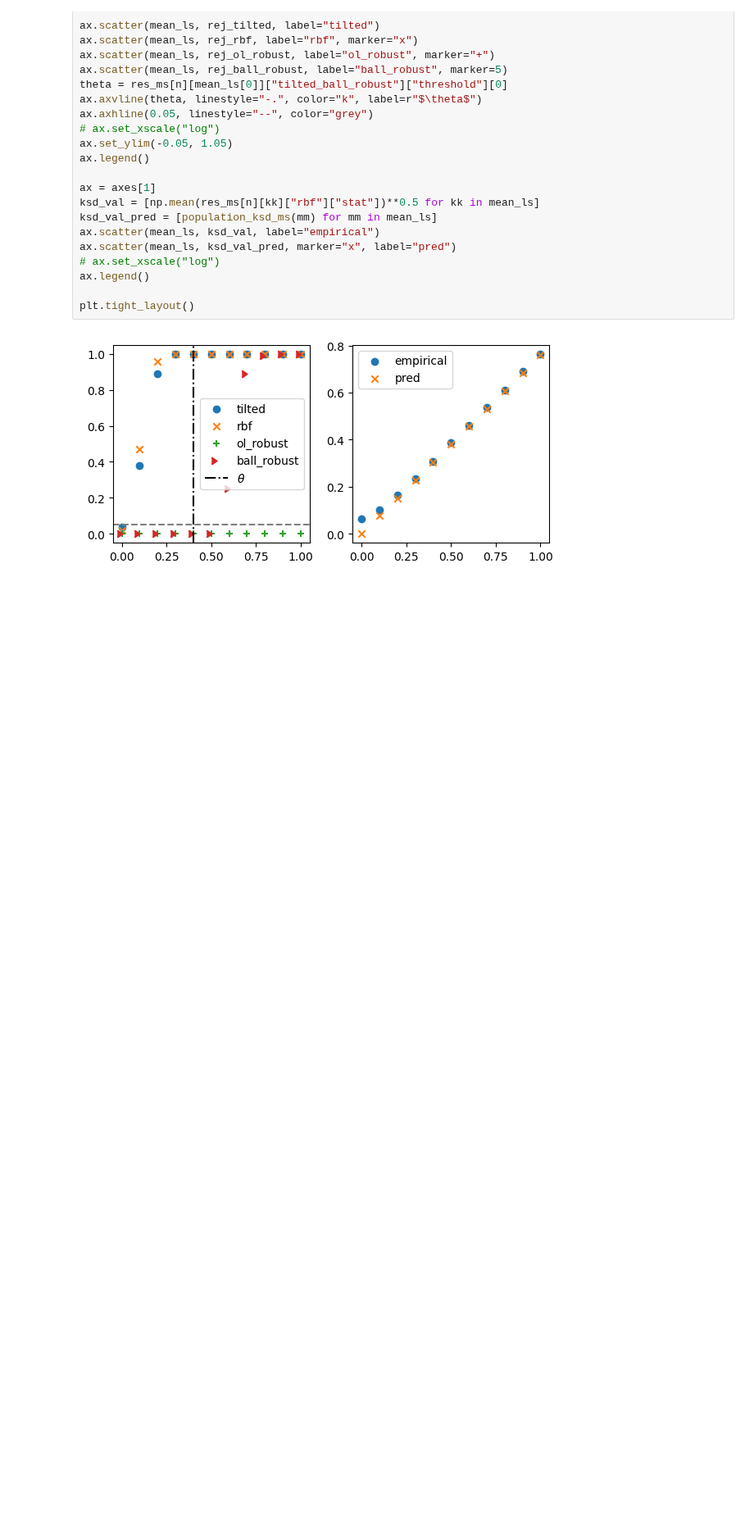
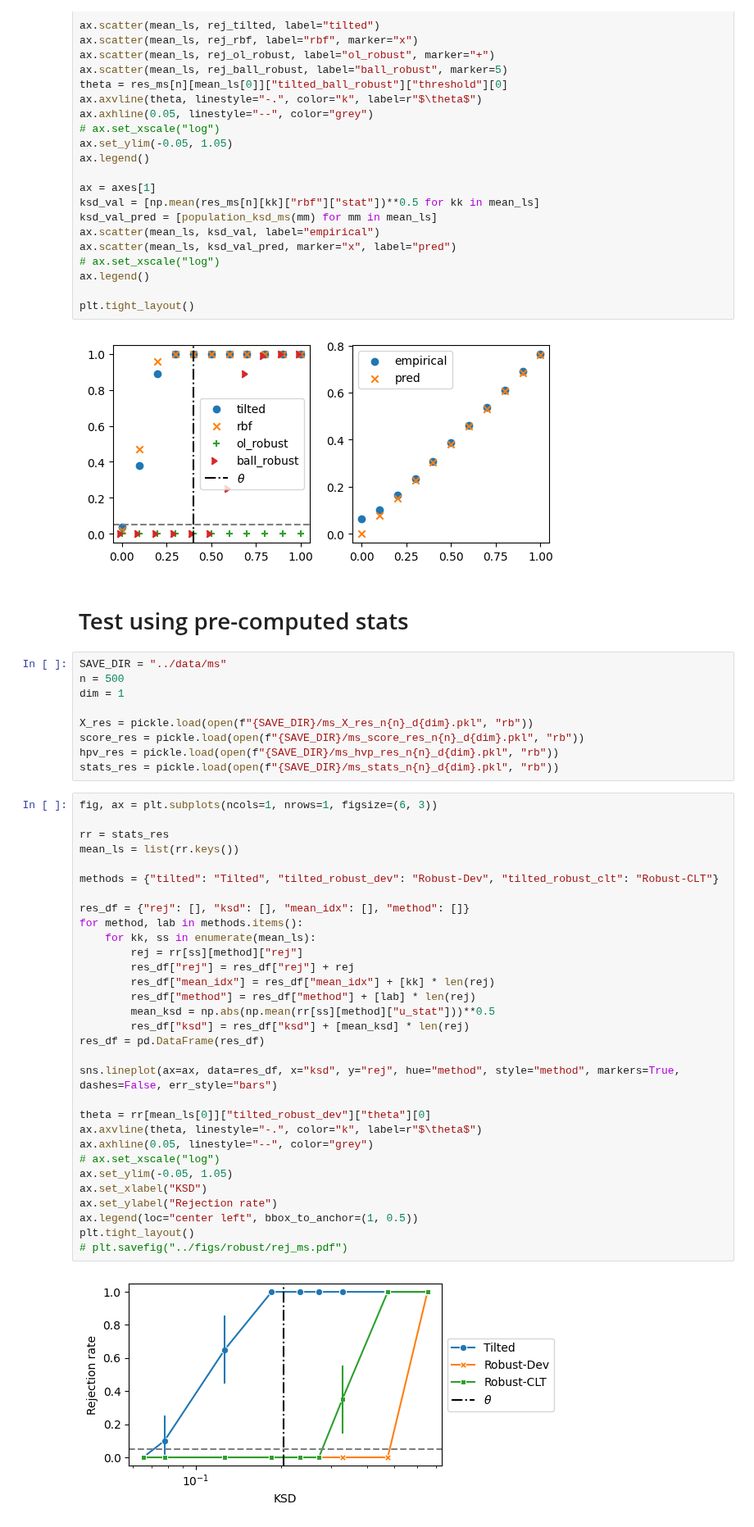
Before and after one commit to XingLLiu/robust-kernel-test, a Jupyter notebook: notebooks/KSD_robust.ipynb, the cells around one changed output. Shown at 82% size. Saved outputs shown, nothing was run; the diff lists cells and outputs as text; blank space fills up the shorter version.

```diff
--- a/notebooks/KSD_robust.ipynb
+++ b/notebooks/KSD_robust.ipynb
@@ -761,3 +712,47 @@ ax.legend()
 plt.tight_layout()
 # %% [output]
 [figure]
+# %% [markdown]
+# Test using pre-computed stats
+# %%
+SAVE_DIR = "../data/ms"
+n = 500
+dim = 1
+
+X_res = pickle.load(open(f"{SAVE_DIR}/ms_X_res_n{n}_d{dim}.pkl", "rb"))
+score_res = pickle.load(open(f"{SAVE_DIR}/ms_score_res_n{n}_d{dim}.pkl", "rb"))
+hpv_res = pickle.load(open(f"{SAVE_DIR}/ms_hvp_res_n{n}_d{dim}.pkl", "rb"))
+stats_res = pickle.load(open(f"{SAVE_DIR}/ms_stats_n{n}_d{dim}.pkl", "rb"))
+# %%
+fig, ax = plt.subplots(ncols=1, nrows=1, figsize=(6, 3))
+
+rr = stats_res
+mean_ls = list(rr.keys())
+
+methods = {"tilted": "Tilted", "tilted_robust_dev": "Robust-Dev", "tilted_robust_clt": "Robust-CLT"}
+
+res_df = {"rej": [], "ksd": [], "mean_idx": [], "method": []}
+for method, lab in methods.items():
+    for kk, ss in enumerate(mean_ls):
+        rej = rr[ss][method]["rej"]
+        res_df["rej"] = res_df["rej"] + rej
+        res_df["mean_idx"] = res_df["mean_idx"] + [kk] * len(rej)
+        res_df["method"] = res_df["method"] + [lab] * len(rej)
+        mean_ksd = np.abs(np.mean(rr[ss][method]["u_stat"]))**0.5
+        res_df["ksd"] = res_df["ksd"] + [mean_ksd] * len(rej)
+res_df = pd.DataFrame(res_df)
+
+sns.lineplot(ax=ax, data=res_df, x="ksd", y="rej", hue="method", style="method", markers=True, dashes=False, err_style="bars")
+
+theta = rr[mean_ls[0]]["tilted_robust_dev"]["theta"][0]
+ax.axvline(theta, linestyle="-.", color="k", label=r"$\theta$")
+ax.axhline(0.05, linestyle="--", color="grey")
+# ax.set_xscale("log")
+ax.set_ylim(-0.05, 1.05)
+ax.set_xlabel("KSD")
+ax.set_ylabel("Rejection rate")
+ax.legend(loc="center left", bbox_to_anchor=(1, 0.5))
+plt.tight_layout()
+# plt.savefig("../figs/robust/rej_ms.pdf")
+# %% [output]
+[figure, added]
```
Also changed, not shown: parts of 4 cells of this notebook, 4 other files.
